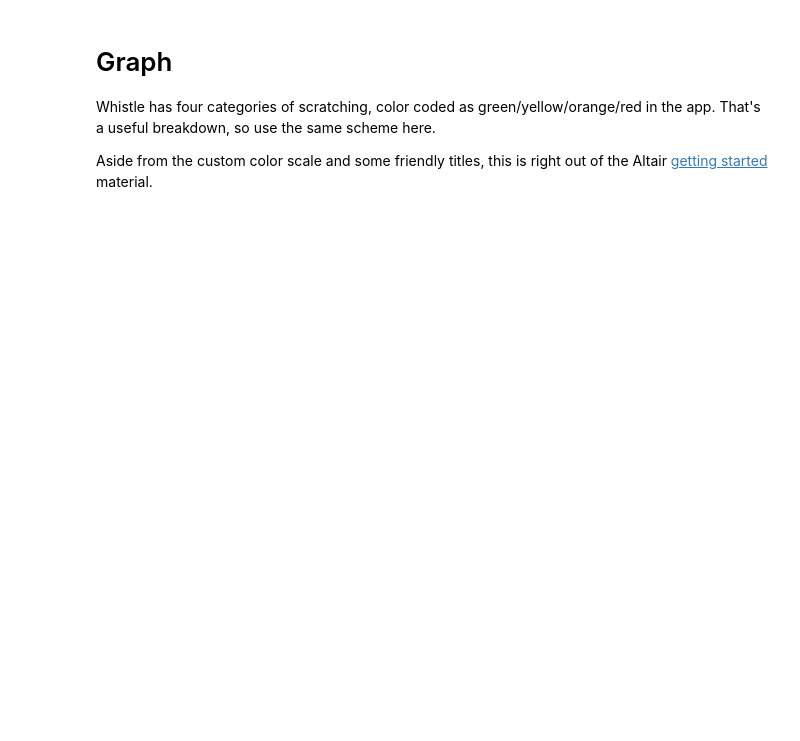
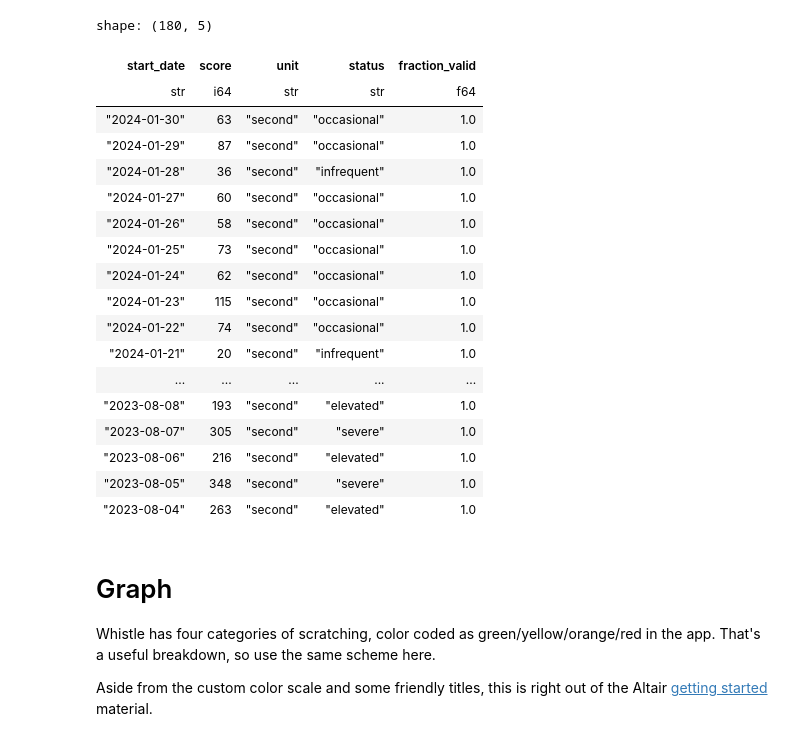
Before and after one commit to ajkerrigan/my-itchy-dog, a Jupyter notebook: Ginger_Scratching_Trends.ipynb, the cells around one changed output. Saved outputs shown, nothing was run; the diff lists cells and outputs as text; code cells hidden in the pictures; blank space fills up the shorter version.

```diff
--- a/Ginger_Scratching_Trends.ipynb
+++ b/Ginger_Scratching_Trends.ipynb
@@ -44,35 +52,59 @@ from google.colab import userdata
 
 # Hi it's me
 auth_token = requests.post(
     'https://app.whistle.com/api/login',
     json={
         'email': userdata.get('email'),
         'refresh_token': userdata.get('refresh_token')
     }
 ).json()['auth_token']
 
 # Where my dogs at?
 pets = requests.get(
     'https://app.whistle.com/api/pets',
     headers={
         'Accept': "application/vnd.whistle.com.v4+json",
         'Authorization': f'Bearer {auth_token}'
     }
 ).json()['pets']
 
 # Hey that's my dog
-ginger = next(p['id'] for p in pets if p['name'] == 'Ginger')
+pet_name = 'Ginger'  # @param {type:"string"}
+pet_id = next(p['id'] for p in pets if p['name'] == pet_name)
 
 # Itchiness diary please
+days_of_history = 180  # @param {type:"slider", min:1, max:365, step:1}
 scratching = requests.get(
-    f'https://app.whistle.com/api/pets/{ginger}/health/graphs/scratching?num_of_days=180',
+    f'https://app.whistle.com/api/pets/{pet_id}/health/graphs/scratching?num_of_days={days_of_history}',
     headers={
         'Accept': "application/vnd.whistle.com.v4+json",
         'Authorization': f'Bearer {auth_token}'
     }
 ).json()['data']
 
 df = pl.DataFrame(scratching)
+
+df
+# %% [output]
+shape: (180, 5)
+| start_date | score | unit | status | fraction_valid |
+| str | i64 | str | str | f64 |
+| "2024-01-30" | 63 | "second" | "occasional" | 1.0 |
+| "2024-01-29" | 87 | "second" | "occasional" | 1.0 |
+| "2024-01-28" | 36 | "second" | "infrequent" | 1.0 |
+| "2024-01-27" | 60 | "second" | "occasional" | 1.0 |
+| "2024-01-26" | 58 | "second" | "occasional" | 1.0 |
+| "2024-01-25" | 73 | "second" | "occasional" | 1.0 |
+| "2024-01-24" | 62 | "second" | "occasional" | 1.0 |
+| "2024-01-23" | 115 | "second" | "occasional" | 1.0 |
+| "2024-01-22" | 74 | "second" | "occasional" | 1.0 |
+| "2024-01-21" | 20 | "second" | "infrequent" | 1.0 |
+| ... | ... | ... | ... | ... |
+| "2023-08-08" | 193 | "second" | "elevated" | 1.0 |
+| "2023-08-07" | 305 | "second" | "severe" | 1.0 |
+| "2023-08-06" | 216 | "second" | "elevated" | 1.0 |
+| "2023-08-05" | 348 | "second" | "severe" | 1.0 |
+| "2023-08-04" | 263 | "second" | "elevated" | 1.0 |
 # %% [markdown]
 # Graph
 
```
Also changed, not shown: parts of 3 cells of this notebook.
